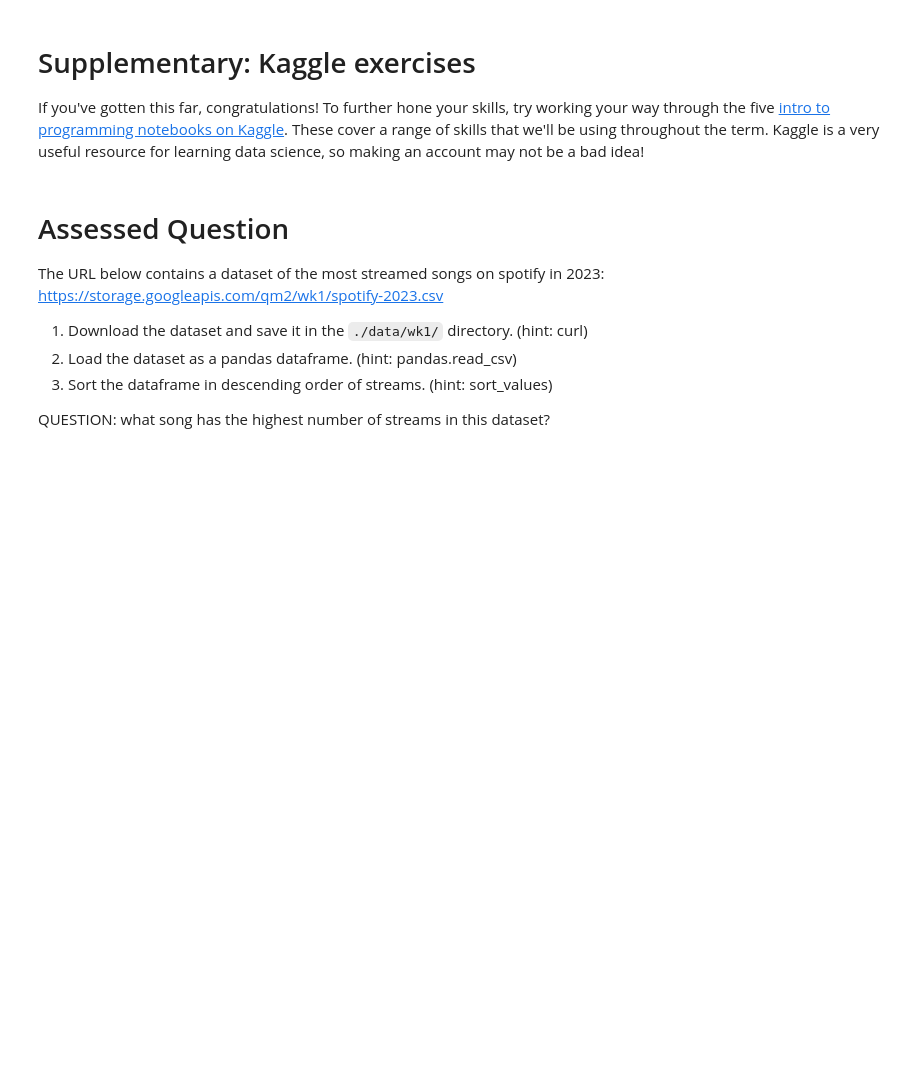
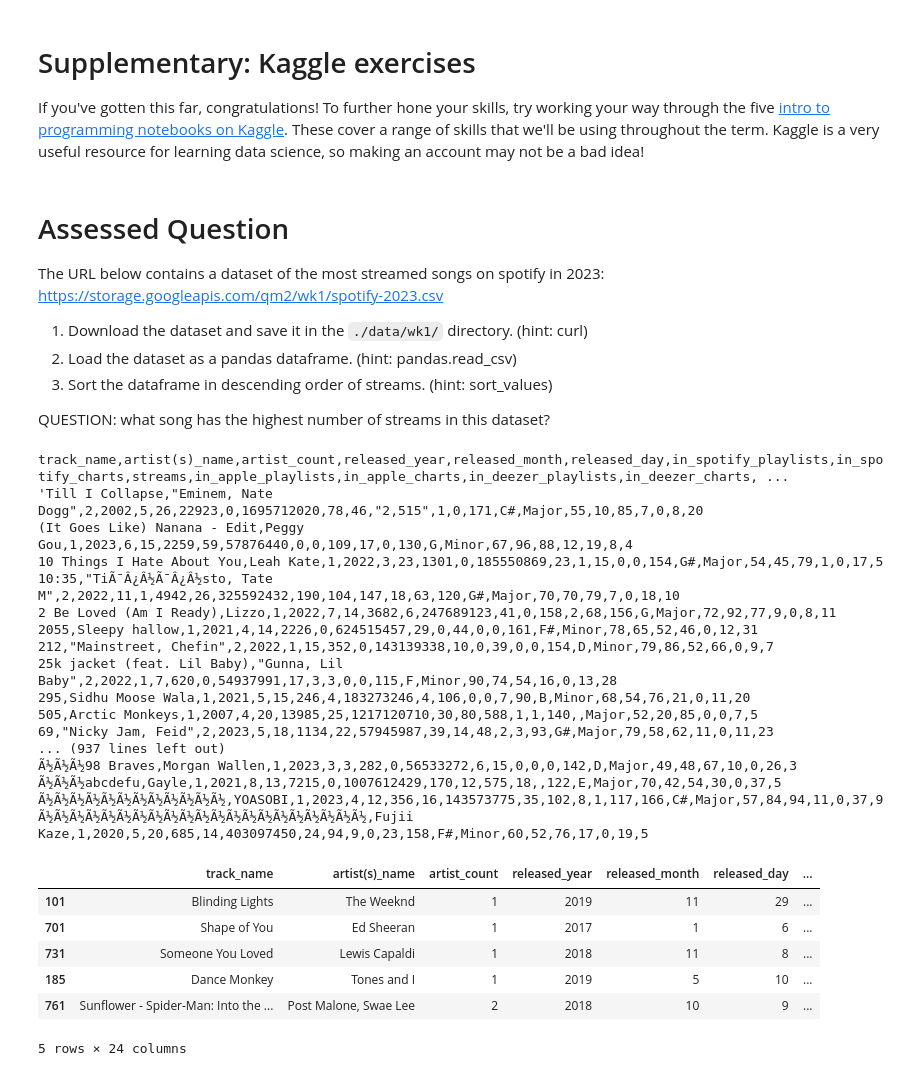
Before and after one commit to radhikarudra/QM2, a Jupyter notebook: Copy_of_W1_Python_Recap.ipynb, the cells around one changed output. Saved outputs shown, nothing was run; the diff lists cells and outputs as text; code cells hidden in the pictures; blank space fills up the shorter version.

```diff
--- a/Copy_of_W1_Python_Recap.ipynb
+++ b/Copy_of_W1_Python_Recap.ipynb
@@ -238,0 +254,33 @@ QUESTION: what song has the highest number of streams in this dataset?
+# %%
+# use this code cell to answer the question
+
+!curl https://storage.googleapis.com/qm2/wk1/spotify-2023.csv
+
+data = pandas.read_csv('https://storage.googleapis.com/qm2/wk1/spotify-2023.csv')
+data.head()
+data.sort_values(by='streams', ascending=False).head()
+# %% [output]
+track_name,artist(s)_name,artist_count,released_year,released_month,released_day,in_spotify_playlists,in_spotify_charts,streams,in_apple_playlists,in_apple_charts,in_deezer_playlists,in_deezer_charts, ...
+'Till I Collapse,"Eminem, Nate Dogg",2,2002,5,26,22923,0,1695712020,78,46,"2,515",1,0,171,C#,Major,55,10,85,7,0,8,20
+(It Goes Like) Nanana - Edit,Peggy Gou,1,2023,6,15,2259,59,57876440,0,0,109,17,0,130,G,Minor,67,96,88,12,19,8,4
+10 Things I Hate About You,Leah Kate,1,2022,3,23,1301,0,185550869,23,1,15,0,0,154,G#,Major,54,45,79,1,0,17,5
+10:35,"TiÃ¯Â¿Â½Ã¯Â¿Â½sto, Tate M",2,2022,11,1,4942,26,325592432,190,104,147,18,63,120,G#,Major,70,70,79,7,0,18,10
+2 Be Loved (Am I Ready),Lizzo,1,2022,7,14,3682,6,247689123,41,0,158,2,68,156,G,Major,72,92,77,9,0,8,11
+2055,Sleepy hallow,1,2021,4,14,2226,0,624515457,29,0,44,0,0,161,F#,Minor,78,65,52,46,0,12,31
+212,"Mainstreet, Chefin",2,2022,1,15,352,0,143139338,10,0,39,0,0,154,D,Minor,79,86,52,66,0,9,7
+25k jacket (feat. Lil Baby),"Gunna, Lil Baby",2,2022,1,7,620,0,54937991,17,3,3,0,0,115,F,Minor,90,74,54,16,0,13,28
+295,Sidhu Moose Wala,1,2021,5,15,246,4,183273246,4,106,0,0,7,90,B,Minor,68,54,76,21,0,11,20
+505,Arctic Monkeys,1,2007,4,20,13985,25,1217120710,30,80,588,1,1,140,,Major,52,20,85,0,0,7,5
+69,"Nicky Jam, Feid",2,2023,5,18,1134,22,57945987,39,14,48,2,3,93,G#,Major,79,58,62,11,0,11,23
+... (937 lines left out)
+Ã½Ã½Ã½98 Braves,Morgan Wallen,1,2023,3,3,282,0,56533272,6,15,0,0,0,142,D,Major,49,48,67,10,0,26,3
+Ã½Ã½Ã½abcdefu,Gayle,1,2021,8,13,7215,0,1007612429,170,12,575,18,,122,E,Major,70,42,54,30,0,37,5
+Ã½Ã½Ã½Ã½Ã½Ã½Ã½Ã½Ã½Ã½Ã½Ã½,YOASOBI,1,2023,4,12,356,16,143573775,35,102,8,1,117,166,C#,Major,57,84,94,11,0,37,9
+Ã½Ã½Ã½Ã½Ã½Ã½Ã½Ã½Ã½Ã½Ã½Ã½Ã½Ã½Ã½Ã½Ã½Ã½Ã½Ã½Ã½,Fujii Kaze,1,2020,5,20,685,14,403097450,24,94,9,0,23,158,F#,Minor,60,52,76,17,0,19,5
+|  | track_name | artist(s)_name | artist_count | released_year | released_month | released_day | ... |
+| 101 | Blinding Lights | The Weeknd | 1 | 2019 | 11 | 29 | ... |
+| 701 | Shape of You | Ed Sheeran | 1 | 2017 | 1 | 6 | ... |
+| 731 | Someone You Loved | Lewis Capaldi | 1 | 2018 | 11 | 8 | ... |
+| 185 | Dance Monkey | Tones and I | 1 | 2019 | 5 | 10 | ... |
+| 761 | Sunflower - Spider-Man: Into the ... | Post Malone, Swae Lee | 2 | 2018 | 10 | 9 | ... |
+5 rows × 24 columns
```
Also changed, not shown: parts of 5 cells of this notebook.
